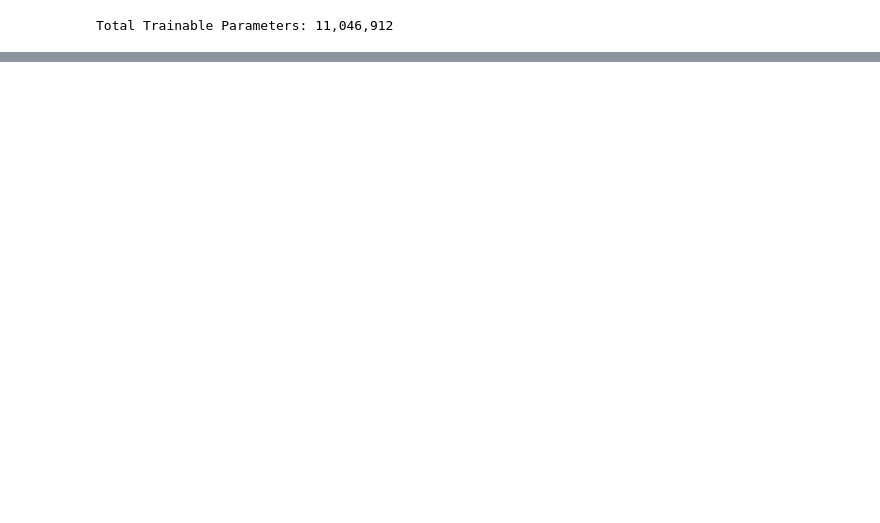
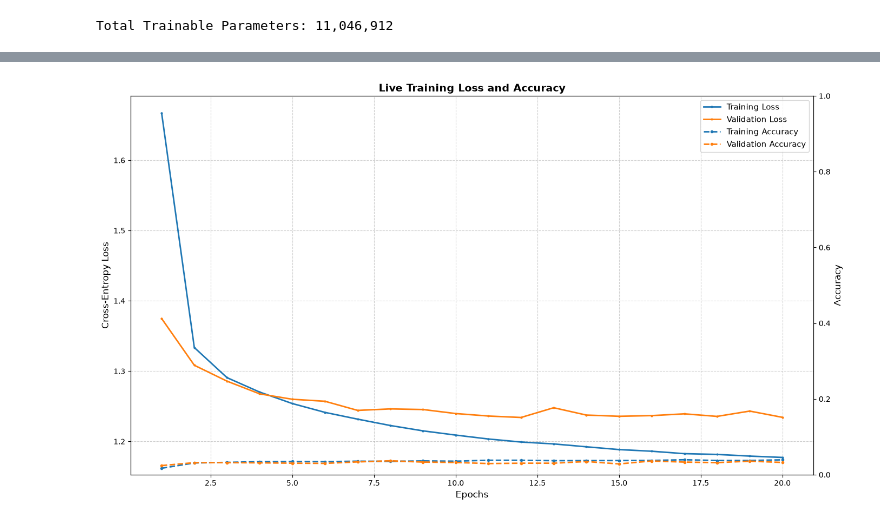
Before and after one commit to he-man-david/SAIR-competition-modular-math, a Jupyter notebook: experimenting.ipynb, the cells around one changed output, grey strips where cells are left out. Drawn from its saved outputs; the diff is of its cells as text; code cells hidden in the pictures; blank space fills up the shorter version.

```diff
--- a/experimenting.ipynb
+++ b/experimenting.ipynb
@@ -463,0 +370,29 @@ logits = output_linear(final_norm)
+# %%
+'''
+Training loop for novel architecture for multiplication ...
+'''
+from select_attention import SelectAttention
+
+pad_id = tokenizer.char_to_int["<pad>"]
+vocab_size = tokenizer.vocab_size
+trainer = Trainer(device=device)
+model = SelectAttention(
+    d_model=d_model,
+    num_heads=8,
+    max_seq_len=max_seq_len,
+    vocab_size=vocab_size
+)
+model = model.to(device)
+optimizer = optim.AdamW(
+    model.parameters(),
+    lr=5e-4,
+    weight_decay=0.1,
+)
+loss_fct = nn.CrossEntropyLoss(
+    ignore_index=pad_id
+)
+warmup_steps = 100
+
+print(model)
+num_params = sum(p.numel() for p in model.parameters() if p.requires_grad)
+print(f"{num_params:,}")
@@ -463,0 +484,4 @@ logits = output_linear(final_norm)
+# %%
+train_model(20)
+# %% [output]
+[figure, added]
```
Also changed, not shown: parts of 14 cells of this notebook, 3 other files.
